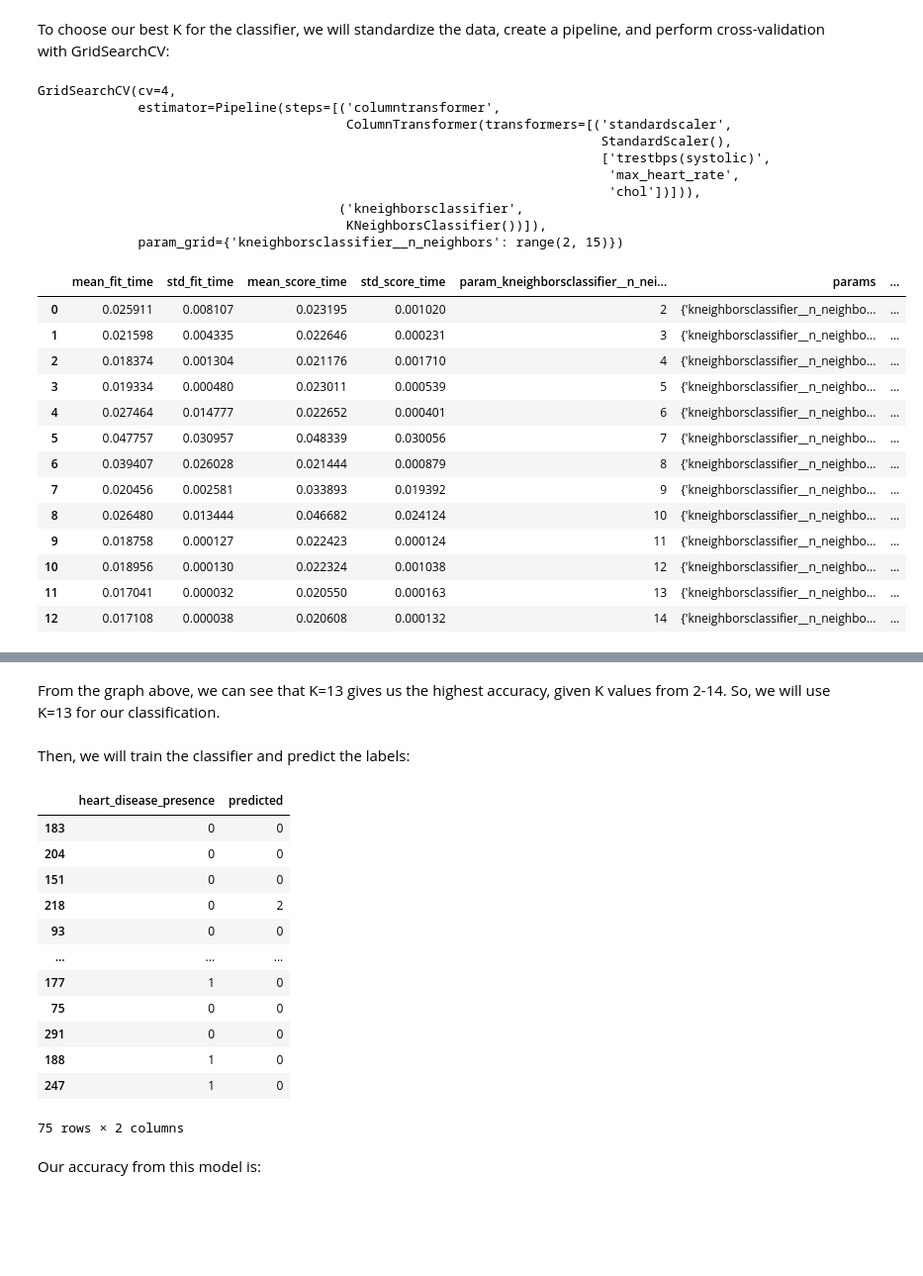
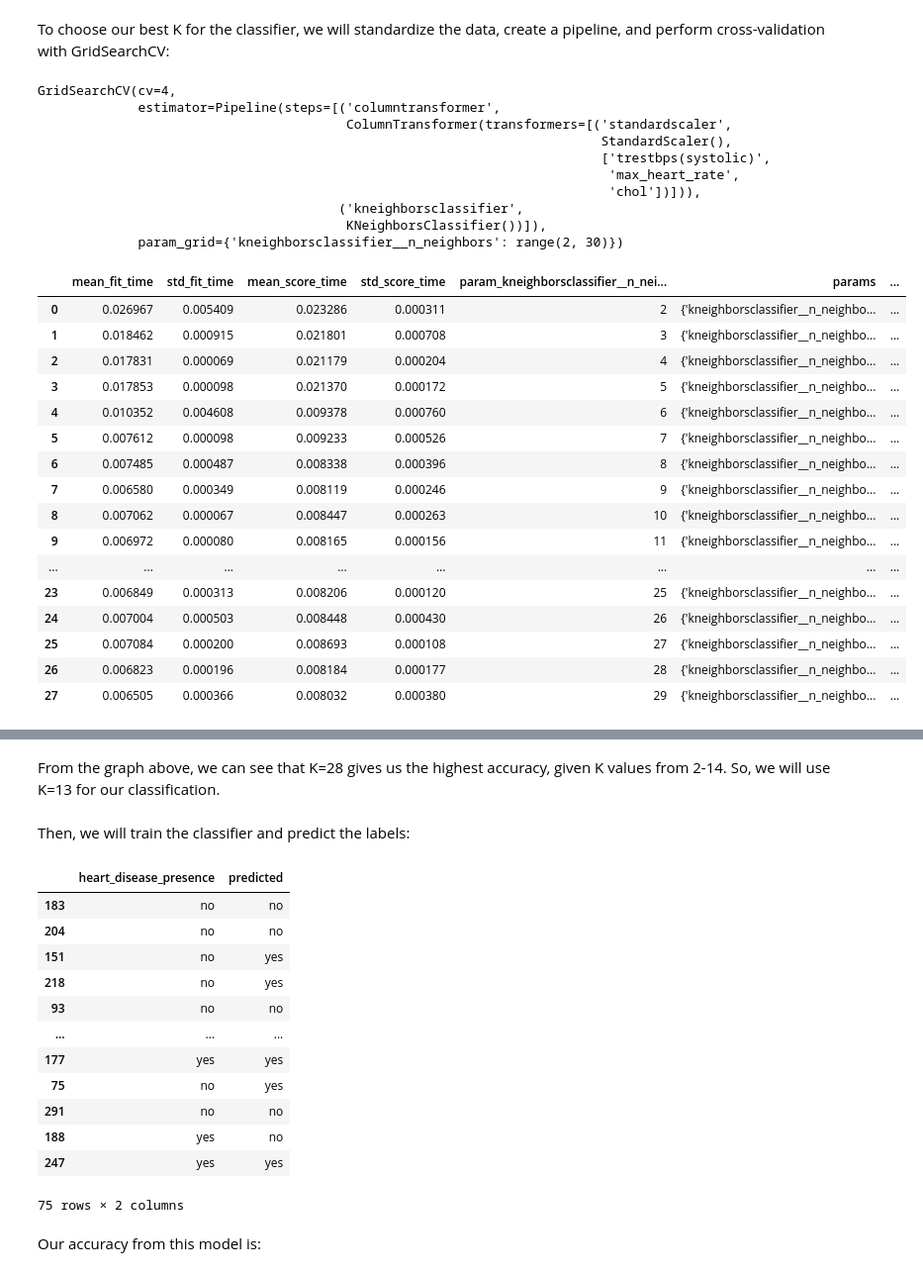
Before and after one commit to cathyleii/AmazingAnts2, a Jupyter notebook: GroupReport.ipynb, the cells around one changed output, grey strips where cells are left out. Shown at 99% size. Drawn from its saved outputs; the diff is of its cells as text; code cells hidden in the pictures; blank space fills up the shorter version.

Commit message:
added more graphs

```diff
--- a/GroupReport.ipynb
+++ b/GroupReport.ipynb
@@ -205,7 +208,7 @@ Since our research question focuses more on the general question of whether we c
 # %%
 hd_train["heart_disease_presence"] = (hd_train['heart_disease_presence']).astype(str)
-hd_general = hd_train.replace({"heart_disease_presence": {"0":"no", "1":"yes", "2":"yes", "3":"yes", "4":"yes"}})
-hd_general
+hd_general_train = hd_train.replace({"heart_disease_presence": {"0":"no", "1":"yes", "2":"yes", "3":"yes", "4":"yes"}})
+hd_general_train
 # %% [output]
 |  | age | sex | cp | trestbps(systolic) | chol | fbs | restecg | max_heart_rate | exang | ... |
 | 295 | 41.0 | 1.0 | 2.0 | 120.0 | 157.0 | 0.0 | 0.0 | 182.0 | 0.0 | ... |
@@ -269,7 +334,7 @@ hd_preprocessor = make_column_transformer(
 )
 
 param_grid = {
-    "kneighborsclassifier__n_neighbors": range(2, 15, 1),
+    "kneighborsclassifier__n_neighbors": range(2, 30, 1),
 }
 
 hd_tune_pipe = make_pipeline(hd_preprocessor, KNeighborsClassifier())
@@ -289,31 +354,34 @@ GridSearchCV(cv=4,
                                                                           'chol'])])),
                                        ('kneighborsclassifier',
                                         KNeighborsClassifier())]),
-             param_grid={'kneighborsclassifier__n_neighbors': range(2, 15)})
+             param_grid={'kneighborsclassifier__n_neighbors': range(2, 30)})
 # %%
-X_tune = hd_train[["trestbps(systolic)", "max_heart_rate", "chol"]]
-y_tune = hd_train["heart_disease_presence"]
+X_tune = hd_general_train[["trestbps(systolic)", "max_heart_rate", "chol"]]
+y_tune = hd_general_train["heart_disease_presence"]
 
 knn_model_grid = knn_tune_grid.fit(X_tune, y_tune)
 
 accuracies_grid = pd.DataFrame(knn_model_grid.cv_results_)
 knn_model_grid
 accuracies_grid
 # %% [output]
 |  | mean_fit_time | std_fit_time | mean_score_time | std_score_time | param_kneighborsclassifier__n_nei... | params | ... |
-| 0 | 0.025911 | 0.008107 | 0.023195 | 0.001020 | 2 | {'kneighborsclassifier__n_neighbo... | ... |
-| 1 | 0.021598 | 0.004335 | 0.022646 | 0.000231 | 3 | {'kneighborsclassifier__n_neighbo... | ... |
-| 2 | 0.018374 | 0.001304 | 0.021176 | 0.001710 | 4 | {'kneighborsclassifier__n_neighbo... | ... |
-| 3 | 0.019334 | 0.000480 | 0.023011 | 0.000539 | 5 | {'kneighborsclassifier__n_neighbo... | ... |
-| 4 | 0.027464 | 0.014777 | 0.022652 | 0.000401 | 6 | {'kneighborsclassifier__n_neighbo... | ... |
-| 5 | 0.047757 | 0.030957 | 0.048339 | 0.030056 | 7 | {'kneighborsclassifier__n_neighbo... | ... |
-| 6 | 0.039407 | 0.026028 | 0.021444 | 0.000879 | 8 | {'kneighborsclassifier__n_neighbo... | ... |
-| 7 | 0.020456 | 0.002581 | 0.033893 | 0.019392 | 9 | {'kneighborsclassifier__n_neighbo... | ... |
-| 8 | 0.026480 | 0.013444 | 0.046682 | 0.024124 | 10 | {'kneighborsclassifier__n_neighbo... | ... |
-| 9 | 0.018758 | 0.000127 | 0.022423 | 0.000124 | 11 | {'kneighborsclassifier__n_neighbo... | ... |
-| 10 | 0.018956 | 0.000130 | 0.022324 | 0.001038 | 12 | {'kneighborsclassifier__n_neighbo... | ... |
-| 11 | 0.017041 | 0.000032 | 0.020550 | 0.000163 | 13 | {'kneighborsclassifier__n_neighbo... | ... |
-| 12 | 0.017108 | 0.000038 | 0.020608 | 0.000132 | 14 | {'kneighborsclassifier__n_neighbo... | ... |
+| 0 | 0.026967 | 0.005409 | 0.023286 | 0.000311 | 2 | {'kneighborsclassifier__n_neighbo... | ... |
+| 1 | 0.018462 | 0.000915 | 0.021801 | 0.000708 | 3 | {'kneighborsclassifier__n_neighbo... | ... |
+| 2 | 0.017831 | 0.000069 | 0.021179 | 0.000204 | 4 | {'kneighborsclassifier__n_neighbo... | ... |
+| 3 | 0.017853 | 0.000098 | 0.021370 | 0.000172 | 5 | {'kneighborsclassifier__n_neighbo... | ... |
+| 4 | 0.010352 | 0.004608 | 0.009378 | 0.000760 | 6 | {'kneighborsclassifier__n_neighbo... | ... |
+| 5 | 0.007612 | 0.000098 | 0.009233 | 0.000526 | 7 | {'kneighborsclassifier__n_neighbo... | ... |
+| 6 | 0.007485 | 0.000487 | 0.008338 | 0.000396 | 8 | {'kneighborsclassifier__n_neighbo... | ... |
+| 7 | 0.006580 | 0.000349 | 0.008119 | 0.000246 | 9 | {'kneighborsclassifier__n_neighbo... | ... |
+| 8 | 0.007062 | 0.000067 | 0.008447 | 0.000263 | 10 | {'kneighborsclassifier__n_neighbo... | ... |
+| 9 | 0.006972 | 0.000080 | 0.008165 | 0.000156 | 11 | {'kneighborsclassifier__n_neighbo... | ... |
+| ... | ... | ... | ... | ... | ... | ... | ... |
+| 23 | 0.006849 | 0.000313 | 0.008206 | 0.000120 | 25 | {'kneighborsclassifier__n_neighbo... | ... |
+| 24 | 0.007004 | 0.000503 | 0.008448 | 0.000430 | 26 | {'kneighborsclassifier__n_neighbo... | ... |
+| 25 | 0.007084 | 0.000200 | 0.008693 | 0.000108 | 27 | {'kneighborsclassifier__n_neighbo... | ... |
+| 26 | 0.006823 | 0.000196 | 0.008184 | 0.000177 | 28 | {'kneighborsclassifier__n_neighbo... | ... |
+| 27 | 0.006505 | 0.000366 | 0.008032 | 0.000380 | 29 | {'kneighborsclassifier__n_neighbo... | ... |
 # %%
 accuracy_versus_k_grid = (
     alt.Chart(accuracies_grid, title="Grid Search")
@@ -338,34 +406,34 @@ accuracy_versus_k_grid
 # %% [output]
 [interactive output not drawn]
 # %% [markdown]
-From the graph above, we can see that K=13 gives us the highest accuracy, given K values from 2-14. So, we will use K=13 for our classification.
+From the graph above, we can see that K=28 gives us the highest accuracy, given K values from 2-14. So, we will use K=13 for our classification.
 # %% [markdown]
 Then, we will train the classifier and predict the labels:
 # %%
-knn = KNeighborsClassifier(n_neighbors=13)
+knn = KNeighborsClassifier(n_neighbors=28)
 
-X = hd_train.loc[:, ["trestbps(systolic)", "max_heart_rate", "chol"]]
-y = hd_train["heart_disease_presence"]
+X = hd_general_train.loc[:, ["trestbps(systolic)", "max_heart_rate", "chol"]]
+y = hd_general_train["heart_disease_presence"]
 
 knn_fit = make_pipeline(hd_preprocessor, knn).fit(X, y)
 
-hd_test_predictions = hd_test.assign(
+hd_test_predictions = hd_general_test.assign(
     predicted = knn_fit.predict(hd_test.loc[:, ["trestbps(systolic)", "max_heart_rate", "chol"]])
 )
 hd_test_predictions[['heart_disease_presence', 'predicted']]
 # %% [output]
 |  | heart_disease_presence | predicted |
-| 183 | 0 | 0 |
-| 204 | 0 | 0 |
-| 151 | 0 | 0 |
-| 218 | 0 | 2 |
-| 93 | 0 | 0 |
+| 183 | no | no |
+| 204 | no | no |
+| 151 | no | yes |
+| 218 | no | yes |
+| 93 | no | no |
 | ... | ... | ... |
-| 177 | 1 | 0 |
-| 75 | 0 | 0 |
-| 291 | 0 | 0 |
-| 188 | 1 | 0 |
-| 247 | 1 | 0 |
+| 177 | yes | yes |
+| 75 | no | yes |
+| 291 | no | no |
+| 188 | yes | no |
+| 247 | yes | yes |
 75 rows × 2 columns
 # %% [markdown]
 Our accuracy from this model is:
```
Also changed, not shown: parts of 10 cells of this notebook.
